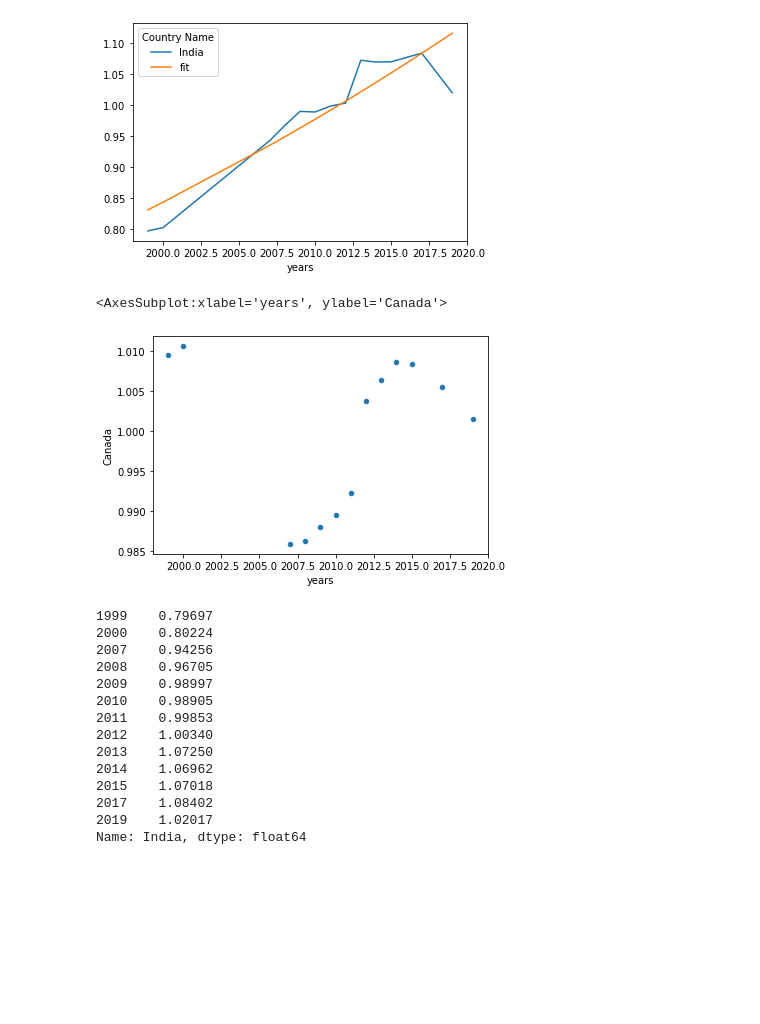
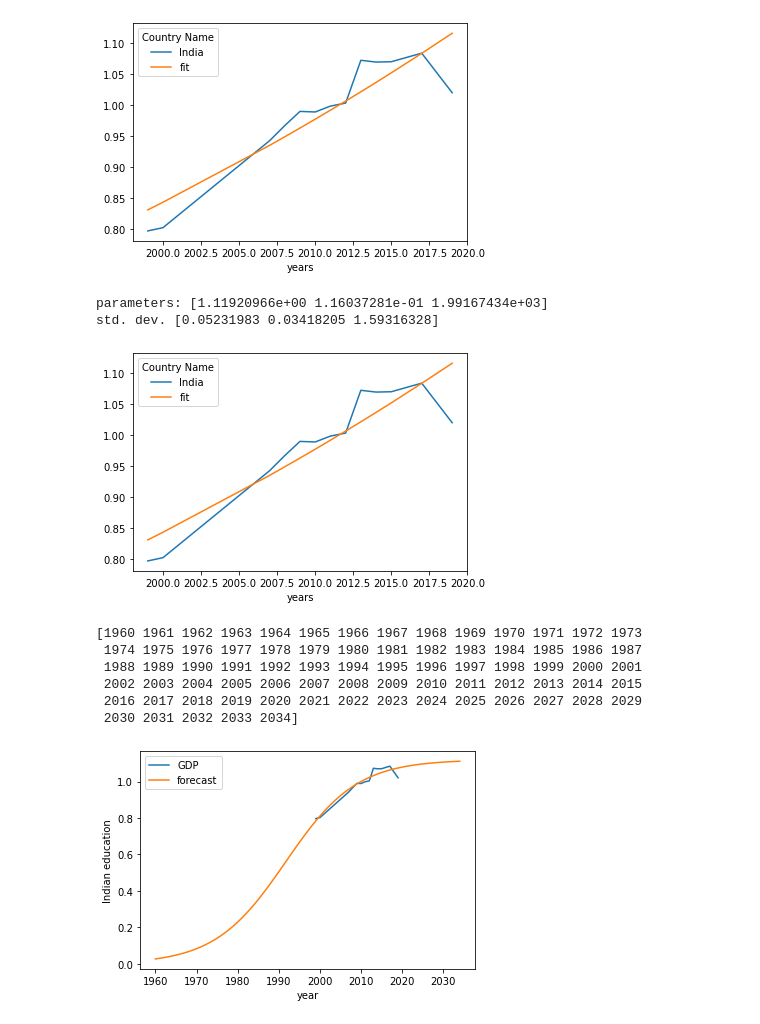
Before and after one commit to puneethegde72/Cluster-and-Fitting, a Jupyter notebook: Cluster and Fitting .ipynb, the cells around one changed output. Saved outputs shown, nothing was run; the diff lists cells and outputs as text; code cells hidden in the pictures; blank space fills up the shorter version.

```diff
--- a/Cluster and Fitting .ipynb
+++ b/Cluster and Fitting .ipynb
@@ -249,27 +249,43 @@ plt.show()
 # %% [output]
 [figure]
 # %%
-school_y.plot.scatter(x='years',y='Canada')
+def logistic(t, n0, g, t0):
+    """Calculates the logistic function with scale factor n0 and growth rate g"""
+    f = n0 / (1 + np.exp(-g*(t - t0)))
+    return f
-# %% [output]
-<AxesSubplot:xlabel='years', ylabel='Canada'>
-[figure, removed]
 # %%
-def func(x, a, b, c):
-    return a*x**3+b*x+c
+param, covar = opt.curve_fit(logistic, school_y["years"], school_y["India"],
+p0=(3e12, 0.03, 2000.0), maxfev=5000)
 # %%
-school_y.iloc[:,-3]
+sigma = np.sqrt(np.diag(covar))
+igma = np.sqrt(np.diag(covar))
+print("parameters:", param)
+print("std. dev.", sigma)
+school_y["logistic function fit"] = logistic(school_y["India"], *param)
+school_y.plot("years", ["India", "fit"])
+plt.show()
 # %% [output]
-1999    0.79697
-2000    0.80224
-2007    0.94256
-2008    0.96705
-2009    0.98997
-2010    0.98905
-2011    0.99853
-2012    1.00340
-2013    1.07250
-2014    1.06962
-2015    1.07018
-2017    1.08402
-2019    1.02017
-Name: India, dtype: float64
+parameters: [1.11920966e+00 1.16037281e-01 1.99167434e+03]
+std. dev. [0.05231983 0.03418205 1.59316328]
+[figure, added]
+# %%
+year = np.arange(1960, 2035)
+print(year)
+forecast = logistic(year, *param)
+# %% [output]
+[1960 1961 1962 1963 1964 1965 1966 1967 1968 1969 1970 1971 1972 1973
+ 1974 1975 1976 1977 1978 1979 1980 1981 1982 1983 1984 1985 1986 1987
+ 1988 1989 1990 1991 1992 1993 1994 1995 1996 1997 1998 1999 2000 2001
+ 2002 2003 2004 2005 2006 2007 2008 2009 2010 2011 2012 2013 2014 2015
+ 2016 2017 2018 2019 2020 2021 2022 2023 2024 2025 2026 2027 2028 2029
+ 2030 2031 2032 2033 2034]
+# %%
+plt.figure()
+plt.plot(school_y["years"], school_y["India"], label="GDP")
+plt.plot(year, forecast, label="forecast")
+plt.xlabel("year")
+plt.ylabel("Indian education")
+plt.legend()
+plt.show()
+# %% [output]
+[figure, added]
```
